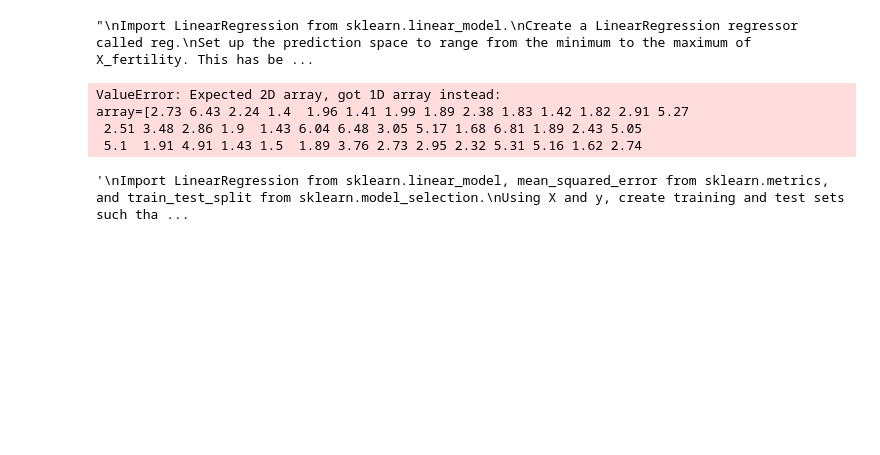
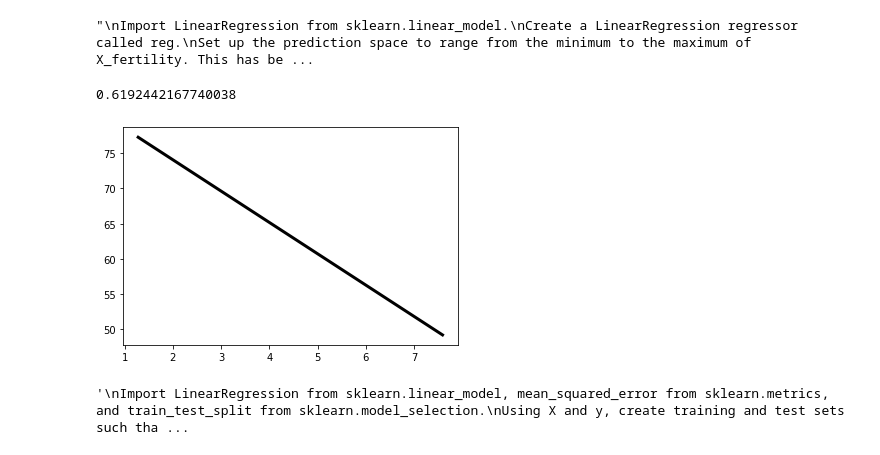
Before and after one commit to tubademir23/ML_Python101, a Jupyter notebook: datacamp/data_scientist/SupervisedLearningWithScikit-Learn.ipynb, the cells around one changed output. Drawn from its saved outputs; the diff is of its cells as text; code cells hidden in the pictures; blank space fills up the shorter version.

```diff
--- a/datacamp/data_scientist/SupervisedLearningWithScikit-Learn.ipynb
+++ b/datacamp/data_scientist/SupervisedLearningWithScikit-Learn.ipynb
@@ -203,33 +219,31 @@ Overlay the plot with your linear regression line. This has been done for you, s
 # %%
 # Import LinearRegression
 from sklearn.linear_model import LinearRegression
 
-y = df['life']
-X_fertility = df['fertility']
+y = df['life'].values.reshape(-1,1)
+X_fertility = df['fertility'].values.reshape(-1,1)
 
 # Create the regressor: reg
 reg = LinearRegression()
 
 # Create the prediction space
 prediction_space = np.linspace(min(X_fertility), max(X_fertility)).reshape(-1,1)
 
 # Fit the model to the data
 reg.fit(X_fertility, y)
 
 # Compute predictions over the prediction space: y_pred
 y_pred = reg.predict(prediction_space)
 
 # Print R^2
 print(reg.score(X_fertility, y))
 
 # Plot regression line
 plt.plot(prediction_space, y_pred, color='black', linewidth=3)
 plt.show()
 # %% [output]
-ValueError: Expected 2D array, got 1D array instead:
-array=[2.73 6.43 2.24 1.4  1.96 1.41 1.99 1.89 2.38 1.83 1.42 1.82 2.91 5.27
- 2.51 3.48 2.86 1.9  1.43 6.04 6.48 3.05 5.17 1.68 6.81 1.89 2.43 5.05
- 5.1  1.91 4.91 1.43 1.5  1.89 3.76 2.73 2.95 2.32 5.31 5.16 1.62 2.74
+0.6192442167740038
+[figure, added]
 # %%
 """
 Import LinearRegression from sklearn.linear_model, mean_squared_error from sklearn.metrics, and train_test_split from sklearn.model_selection.
```
Also changed, not shown: parts of 49 cells of this notebook, 8 other files.
